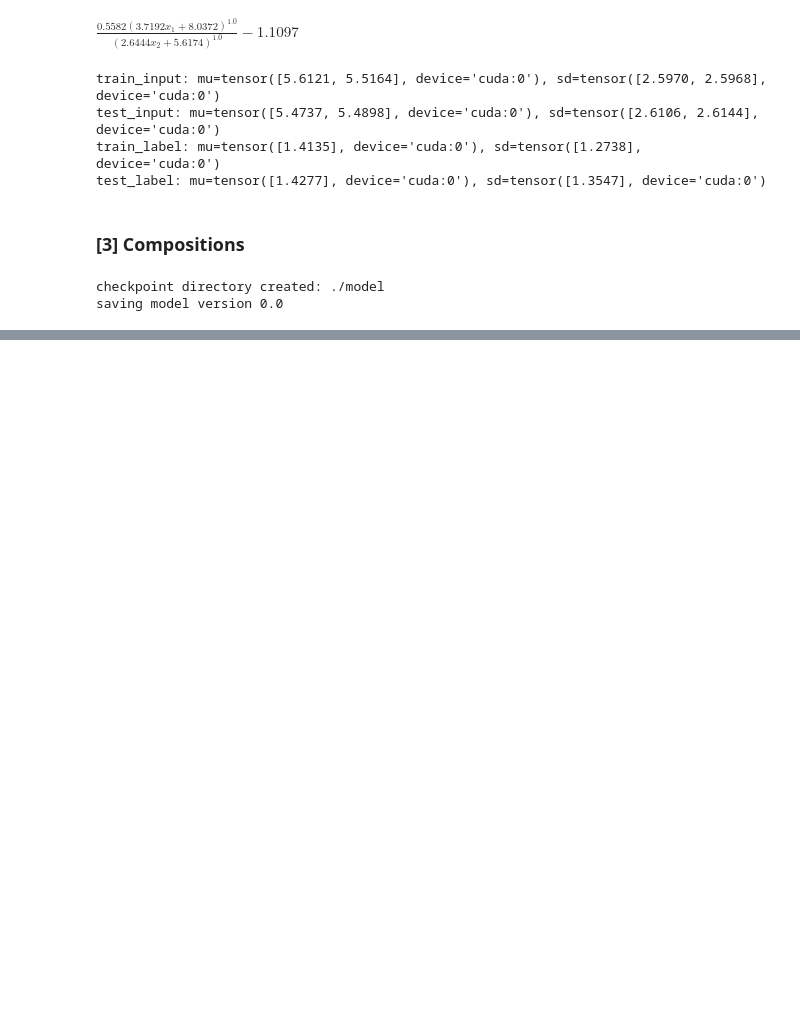
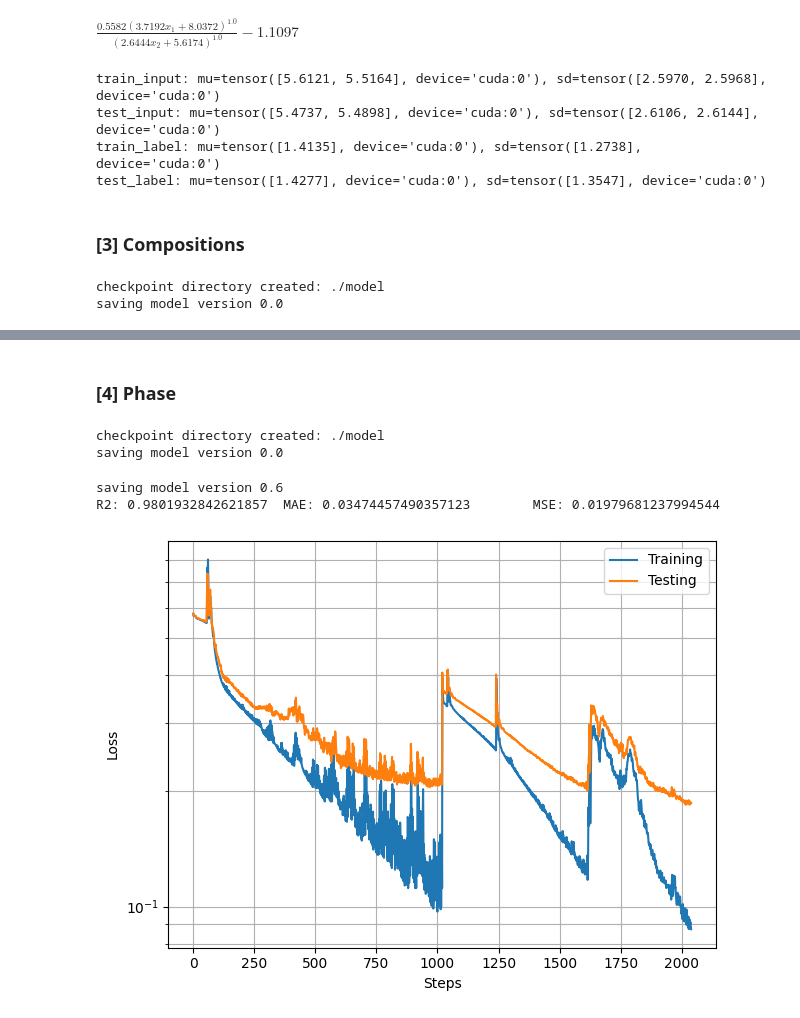
Before and after one commit to nhsnow2/pykanKAN, a Jupyter notebook: scripts/toy_problems/toy_template.ipynb, the cells around one changed output, grey strips where cells are left out. Cells and saved outputs as stored; diff of their text form; code cells hidden in the pictures; blank space fills up the shorter version.

Commit message:
attempts at division (sucessful), composition (relatively sucessful), and phase (unsucessful).

```diff
--- a/scripts/toy_problems/toy_template.ipynb
+++ b/scripts/toy_problems/toy_template.ipynb
@@ -334,0 +345,21 @@ for k,v in statistics.items():
+# %% [markdown]
+### [4] Phase
+# %%
+f = lambda x: torch.tanh(5*(x[:,[0]]**4 + x[:,[1]]**4 + x[:,[2]]**4 - 1))
+dataset, statistics = generate_dataset(f, 3, 1, 2000, 2000, ranges=[[0.01,0.9]], device='cuda:0')
+# %%
+# HypPrm for initialization: width, spline order (k=3), grid intervals (grid=8), noise_scale, base_function (silu, identity, zero)
+mykan = KanModel(dataset, [5,5], 'cuda:0', seed=43, k=4, grid=16, base_fun='identity')
+myloss = torch.nn.L1Loss()
+# %% [output]
+checkpoint directory created: ./model
+saving model version 0.0
+# %%
+# HypPrm for training: opt (Adam, LBFGS), steps, lr, lamb
+mykan.fit(dataset, steps=800, opt='Adam', lr=0.001, lamb=0.01, loss_fn=myloss)
+mykan.plot_training()
+scores = mykan.evaluate_performance()
+# %% [output]
+saving model version 0.6
+R2: 0.9801932842621857  MAE: 0.03474457490357123        MSE: 0.01979681237994544
+[figure, added]
```
Also changed, not shown: parts of 19 cells of this notebook.
